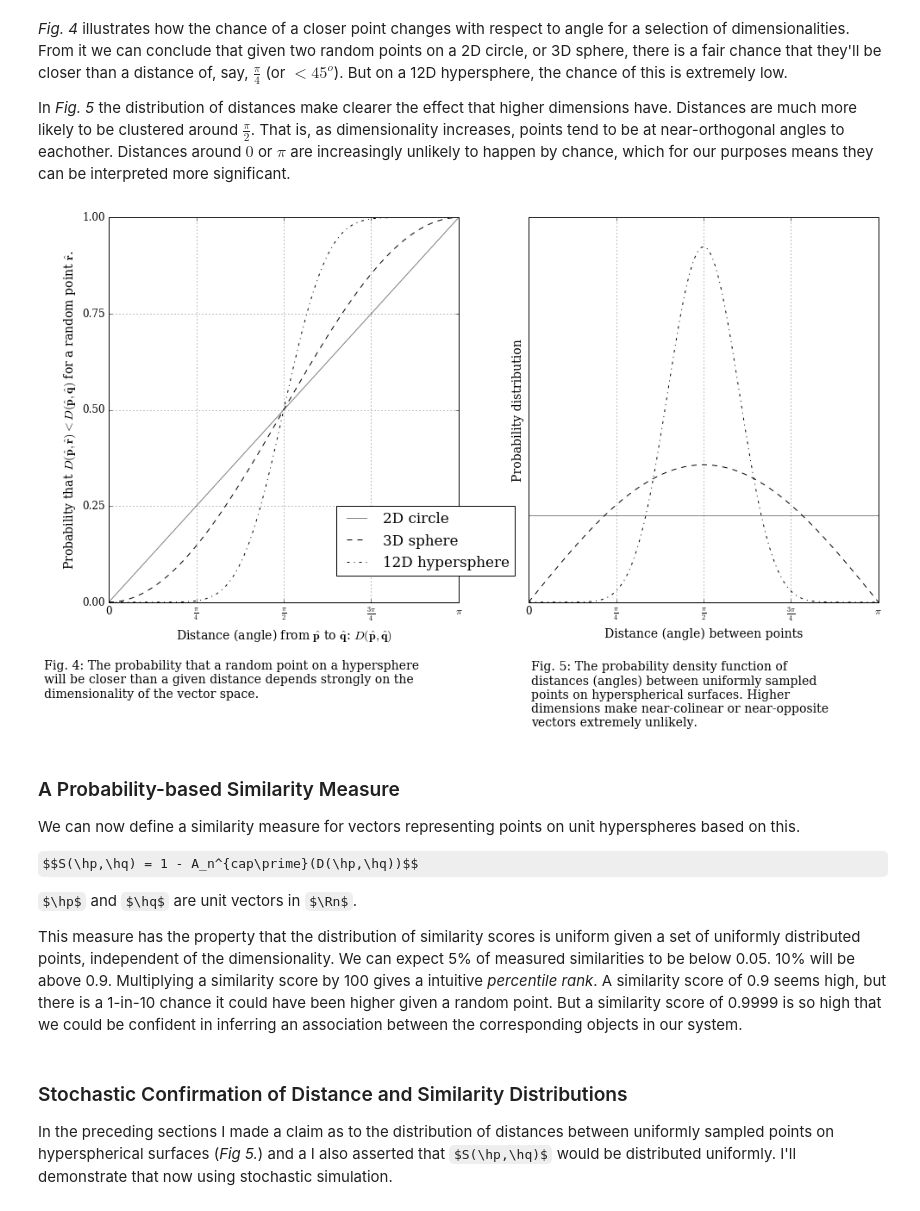
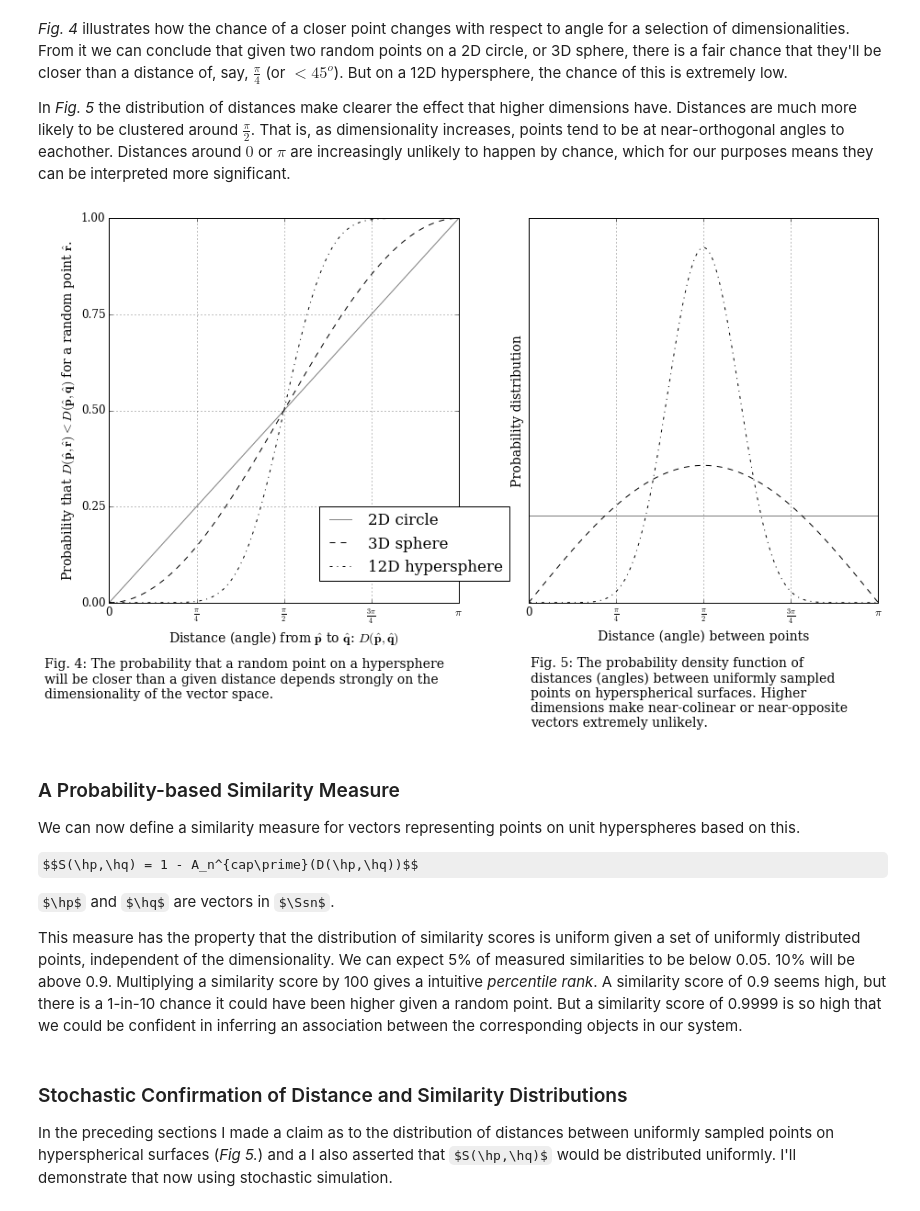
Before and after one commit to sagland/vecassoc, a Jupyter notebook: notebooks/Representing Object Association with Vector Similarity.ipynb, the cells around one changed output. Cells and saved outputs as stored; diff of their text form; code cells hidden in the pictures; some formulas as TeX source.

```diff
--- a/notebooks/Representing Object Association with Vector Similarity.ipynb
+++ b/notebooks/Representing Object Association with Vector Similarity.ipynb
@@ -321,7 +324,7 @@ pdf3 /= (pdf3 * dd).sum()
 pdf12 /= (pdf12 * dd).sum()
 
 
-fig = plt.figure(figsize=(16,8))
+fig = plt.figure(figsize=(15,7.5))
 # Plot the CDFs
 ax1 = fig.add_subplot(121)
 ax1.plot(a, cdf2, c='k', linestyle='-', alpha=0.5, label='2D circle')
@@ -334,35 +337,35 @@ ax1.set_xlim((0, np.pi))
 ax1.set_xlabel('Distance (angle) from $\\mathbf{\\hat{p}}$ to $\\mathbf{\\hat{q}}$: '
                '$D(\\mathbf{\\hat{p}},\\mathbf{\\hat{q}})$')
 ax1.set_yticks([x/4. for x in range(5)])
 ax1.set_ylabel('Probability that $D(\\mathbf{\\hat{p}},\\mathbf{\\hat{r}})'
                '<D(\\mathbf{\\hat{p}},\\mathbf{\\hat{q}})$ for a random '
                'point $\\mathbf{\\hat{r}}$.')
 fig.text(0.06,-0.067, 'Fig. 4: The probability that a random point on a hypersphere\n'
                     'will be closer than a given distance depends strongly on the\n'
                     'dimensionality of the vector space.')
-plt.legend(bbox_to_anchor=(0.65, 0.25), loc=2, borderaxespad=0.0)
+plt.legend(bbox_to_anchor=(0.6, 0.25), loc=2, borderaxespad=0.0)
 # Plot the DDFs
 ax2 = fig.add_subplot(122)
 ax2.plot(a, pdf2, c='k', linestyle='-', alpha=0.5, label='2D circle')
 ax2.plot(a, pdf3, c='k', linestyle='--', label='3D sphere')
 ax2.plot(a, pdf12, c='k', linestyle='-.', label='12D hypersphere')
 plt.grid()
 ax2.set_xticks([0, np.pi/4, np.pi/2, 3*np.pi/4, np.pi])
 ax2.set_xticklabels(['0', '$\\frac{\\pi}{4}$','$\\frac{\\pi}{2}$','$\\frac{3\\pi}{4}$','$\\pi$'])
 ax2.set_xlim((0, np.pi))
 ax2.set_yticks([])
 ax2.set_xlabel('Distance (angle) between points')
 ax2.tick_params(axis='y', which='both', left='off', labelleft='off')
 ax2.set_ylabel('Probability distribution')
 fig.text(0.55,-0.125, 'Fig. 5: The probability density function of\n'
                     'distances (angles) between uniformly sampled\n'
                     'points on hyperspherical surfaces. Higher\n'
                     'dimensions make near-colinear or near-opposite\n'
                     'vectors extremely unlikely.')
 
 plt.show()
 # %% [output]
-[figure, old version]
+[figure, new version]
 # %% [markdown]
 ### A Probability-based Similarity Measure
 
@@ -370,7 +373,7 @@ We can now define a similarity measure for vectors representing points on unit h
 
 $$S(\hp,\hq) = 1 - A_n^{cap\prime}(D(\hp,\hq))$$
 
-$\hp$ and $\hq$ are unit vectors in $\Rn$.
+$\hp$ and $\hq$ are vectors in $\Ssn$.
 
 This measure has the property that the distribution of similarity scores is uniform given a set of uniformly distributed points, independent of the dimensionality. We can expect 5% of measured similarities to be below 0.05. 10% will be above 0.9. Multiplying a similarity score by 100 gives a intuitive *percentile rank*. A similarity score of 0.9 seems high, but there is a 1-in-10 chance it could have been higher given a random point. But a similarity score of 0.9999 is so high that we could be confident in inferring an association between the corresponding objects in our system.
 # %% [markdown]
```
Also changed, not shown: parts of 23 cells of this notebook.
